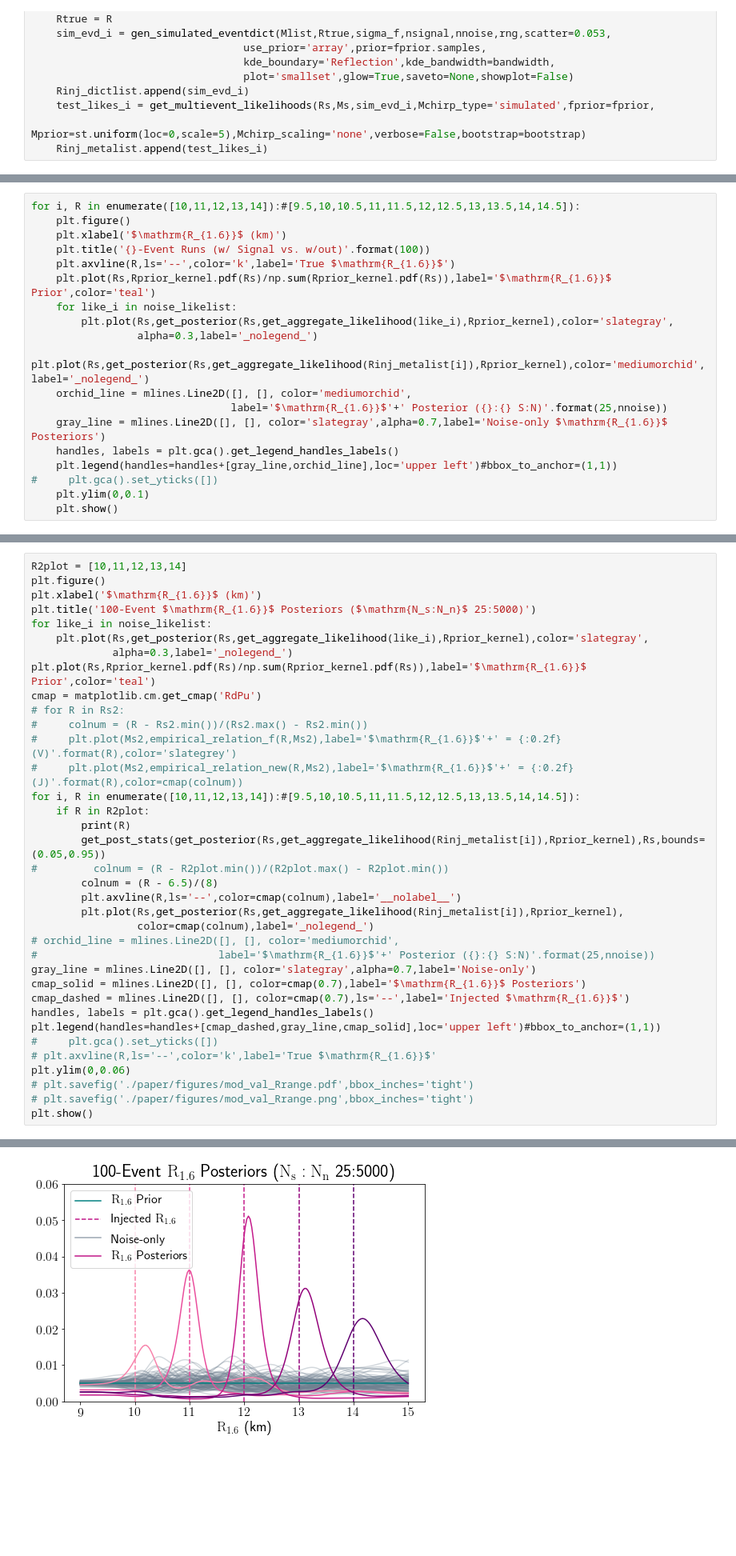
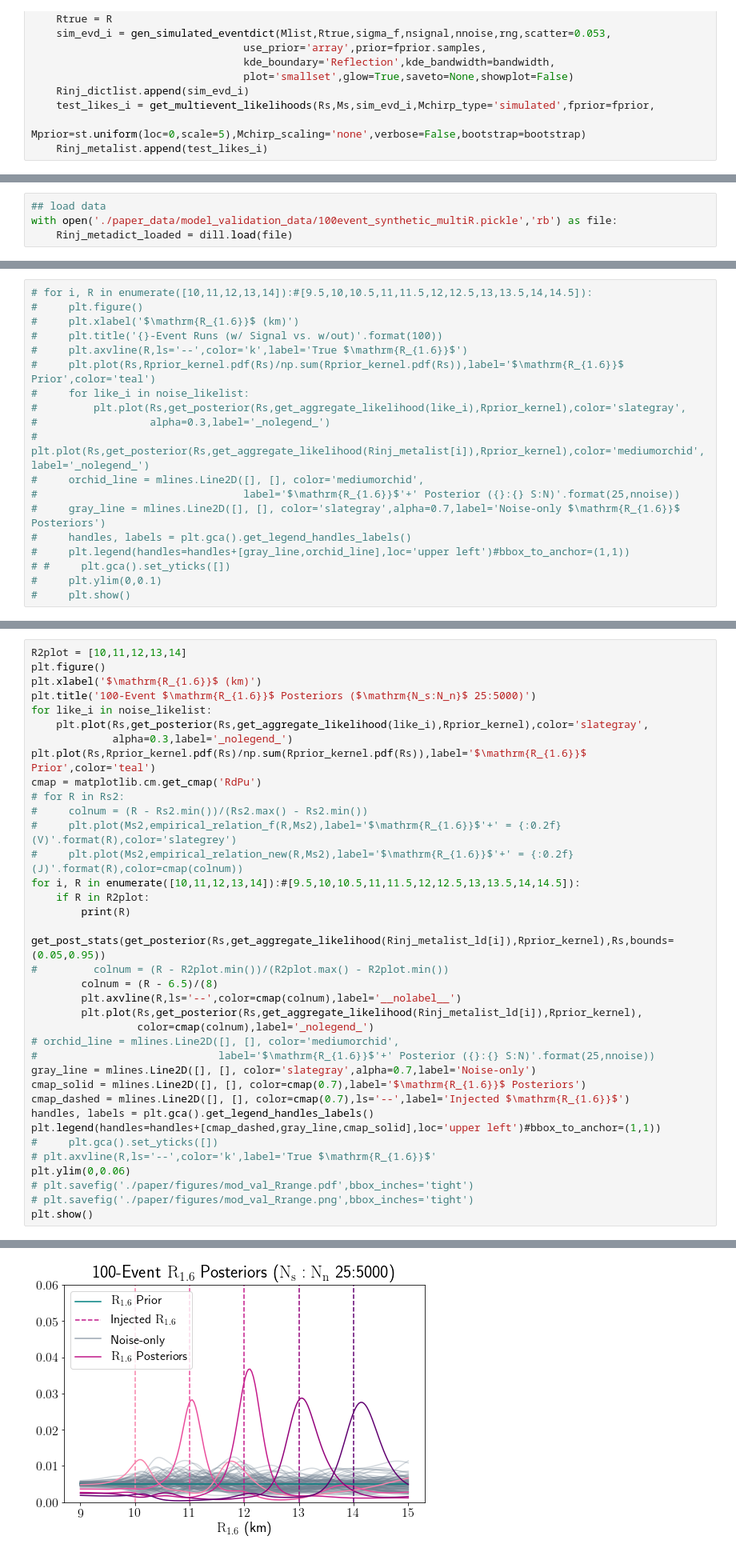
Before and after one commit to criswellalexander/hbpm_paper, a Jupyter notebook: model-validation-FINAL.ipynb, the cells around one changed output, grey strips where cells are left out. Shown at 80% size. Cells and saved outputs as stored; diff of their text form; blank space fills up the shorter version.

```diff
--- a/model-validation-FINAL.ipynb
+++ b/model-validation-FINAL.ipynb
@@ -576,0 +588,4 @@ for R in [10,11,12,13,14]:#[9.5,10,10.5,11,11.5,12,12.5,13,13.5,14,14.5]:
+# %%
+## load data
+with open('./paper_data/model_validation_data/100event_synthetic_multiR.pickle','rb') as file:
+    Rinj_metadict_loaded = dill.load(file)
@@ -577,19 +598,19 @@ for R in [10,11,12,13,14]:#[9.5,10,10.5,11,11.5,12,12.5,13,13.5,14,14.5]:
 # %%
-for i, R in enumerate([10,11,12,13,14]):#[9.5,10,10.5,11,11.5,12,12.5,13,13.5,14,14.5]):
-    plt.figure()
-    plt.xlabel('$\mathrm{R_{1.6}}$ (km)')
-    plt.title('{}-Event Runs (w/ Signal vs. w/out)'.format(100))
-    plt.axvline(R,ls='--',color='k',label='True $\mathrm{R_{1.6}}$')
-    plt.plot(Rs,Rprior_kernel.pdf(Rs)/np.sum(Rprior_kernel.pdf(Rs)),label='$\mathrm{R_{1.6}}$ Prior',color='teal')
-    for like_i in noise_likelist:
-        plt.plot(Rs,get_posterior(Rs,get_aggregate_likelihood(like_i),Rprior_kernel),color='slategray',
-                 alpha=0.3,label='_nolegend_')
-    plt.plot(Rs,get_posterior(Rs,get_aggregate_likelihood(Rinj_metalist[i]),Rprior_kernel),color='mediumorchid',label='_nolegend_')
-    orchid_line = mlines.Line2D([], [], color='mediumorchid',
-                                label='$\mathrm{R_{1.6}}$'+' Posterior ({}:{} S:N)'.format(25,nnoise))
-    gray_line = mlines.Line2D([], [], color='slategray',alpha=0.7,label='Noise-only $\mathrm{R_{1.6}}$ Posteriors')
-    handles, labels = plt.gca().get_legend_handles_labels()
-    plt.legend(handles=handles+[gray_line,orchid_line],loc='upper left')#bbox_to_anchor=(1,1))
-#     plt.gca().set_yticks([])
-    plt.ylim(0,0.1)
-    plt.show()
+# for i, R in enumerate([10,11,12,13,14]):#[9.5,10,10.5,11,11.5,12,12.5,13,13.5,14,14.5]):
+#     plt.figure()
+#     plt.xlabel('$\mathrm{R_{1.6}}$ (km)')
+#     plt.title('{}-Event Runs (w/ Signal vs. w/out)'.format(100))
+#     plt.axvline(R,ls='--',color='k',label='True $\mathrm{R_{1.6}}$')
+#     plt.plot(Rs,Rprior_kernel.pdf(Rs)/np.sum(Rprior_kernel.pdf(Rs)),label='$\mathrm{R_{1.6}}$ Prior',color='teal')
+#     for like_i in noise_likelist:
+#         plt.plot(Rs,get_posterior(Rs,get_aggregate_likelihood(like_i),Rprior_kernel),color='slategray',
+#                  alpha=0.3,label='_nolegend_')
+#     plt.plot(Rs,get_posterior(Rs,get_aggregate_likelihood(Rinj_metalist[i]),Rprior_kernel),color='mediumorchid',label='_nolegend_')
+#     orchid_line = mlines.Line2D([], [], color='mediumorchid',
+#                                 label='$\mathrm{R_{1.6}}$'+' Posterior ({}:{} S:N)'.format(25,nnoise))
+#     gray_line = mlines.Line2D([], [], color='slategray',alpha=0.7,label='Noise-only $\mathrm{R_{1.6}}$ Posteriors')
+#     handles, labels = plt.gca().get_legend_handles_labels()
+#     plt.legend(handles=handles+[gray_line,orchid_line],loc='upper left')#bbox_to_anchor=(1,1))
+# #     plt.gca().set_yticks([])
+#     plt.ylim(0,0.1)
+#     plt.show()
@@ -616,11 +631,11 @@ cmap = matplotlib.cm.get_cmap('RdPu')
 for i, R in enumerate([10,11,12,13,14]):#[9.5,10,10.5,11,11.5,12,12.5,13,13.5,14,14.5]):
     if R in R2plot:
         print(R)
-        get_post_stats(get_posterior(Rs,get_aggregate_likelihood(Rinj_metalist[i]),Rprior_kernel),Rs,bounds=(0.05,0.95))
+        get_post_stats(get_posterior(Rs,get_aggregate_likelihood(Rinj_metalist_ld[i]),Rprior_kernel),Rs,bounds=(0.05,0.95))
 #         colnum = (R - R2plot.min())/(R2plot.max() - R2plot.min())
         colnum = (R - 6.5)/(8)
         plt.axvline(R,ls='--',color=cmap(colnum),label='__nolabel__')
-        plt.plot(Rs,get_posterior(Rs,get_aggregate_likelihood(Rinj_metalist[i]),Rprior_kernel),
+        plt.plot(Rs,get_posterior(Rs,get_aggregate_likelihood(Rinj_metalist_ld[i]),Rprior_kernel),
                  color=cmap(colnum),label='_nolegend_')
 # orchid_line = mlines.Line2D([], [], color='mediumorchid',
 #                             label='$\mathrm{R_{1.6}}$'+' Posterior ({}:{} S:N)'.format(25,nnoise))
@@ -649 +664 @@ R_1.6 = 13.33 (+1.44,-3.75) km
-[figure, old version]
+[figure, new version]
```
Also changed, not shown: parts of 71 cells of this notebook, 18 other files.
